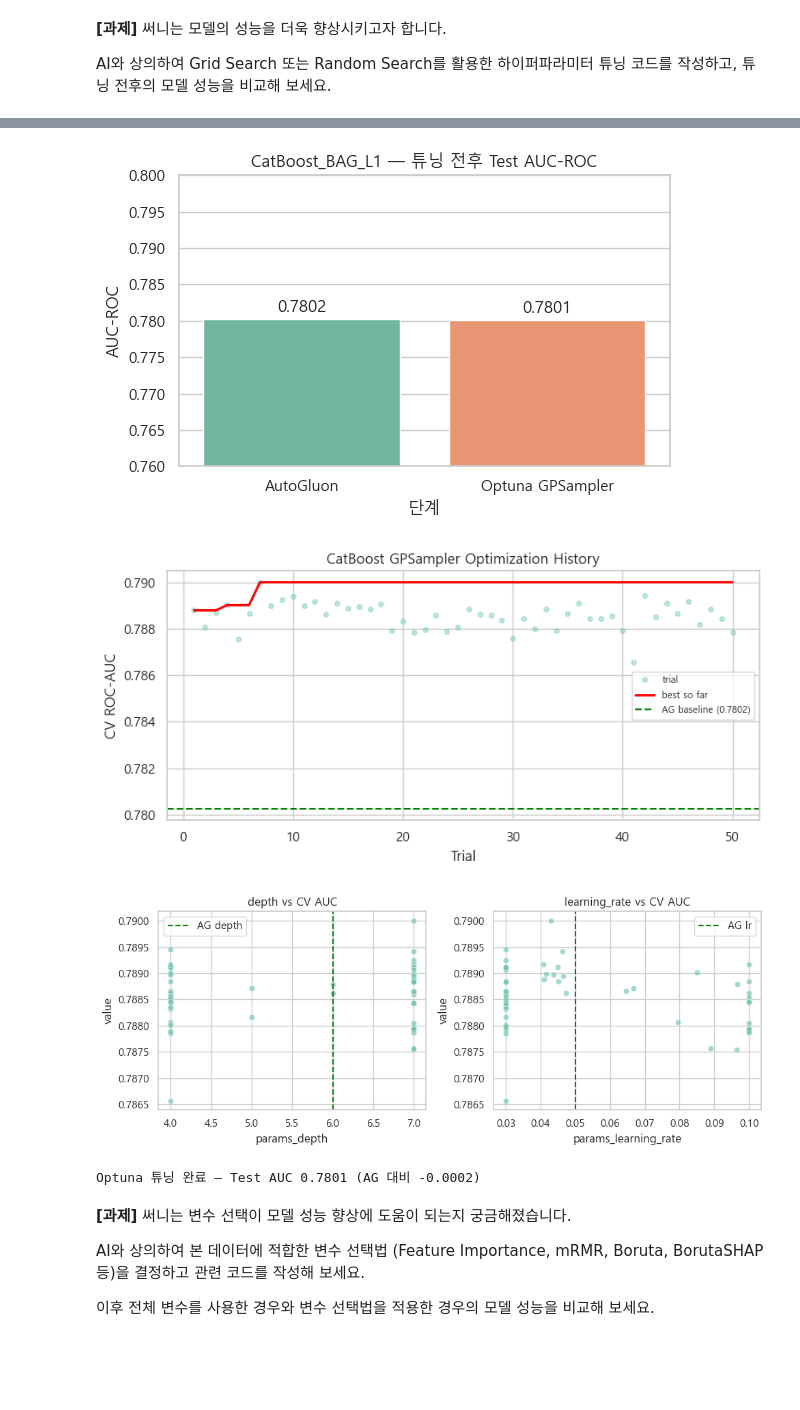
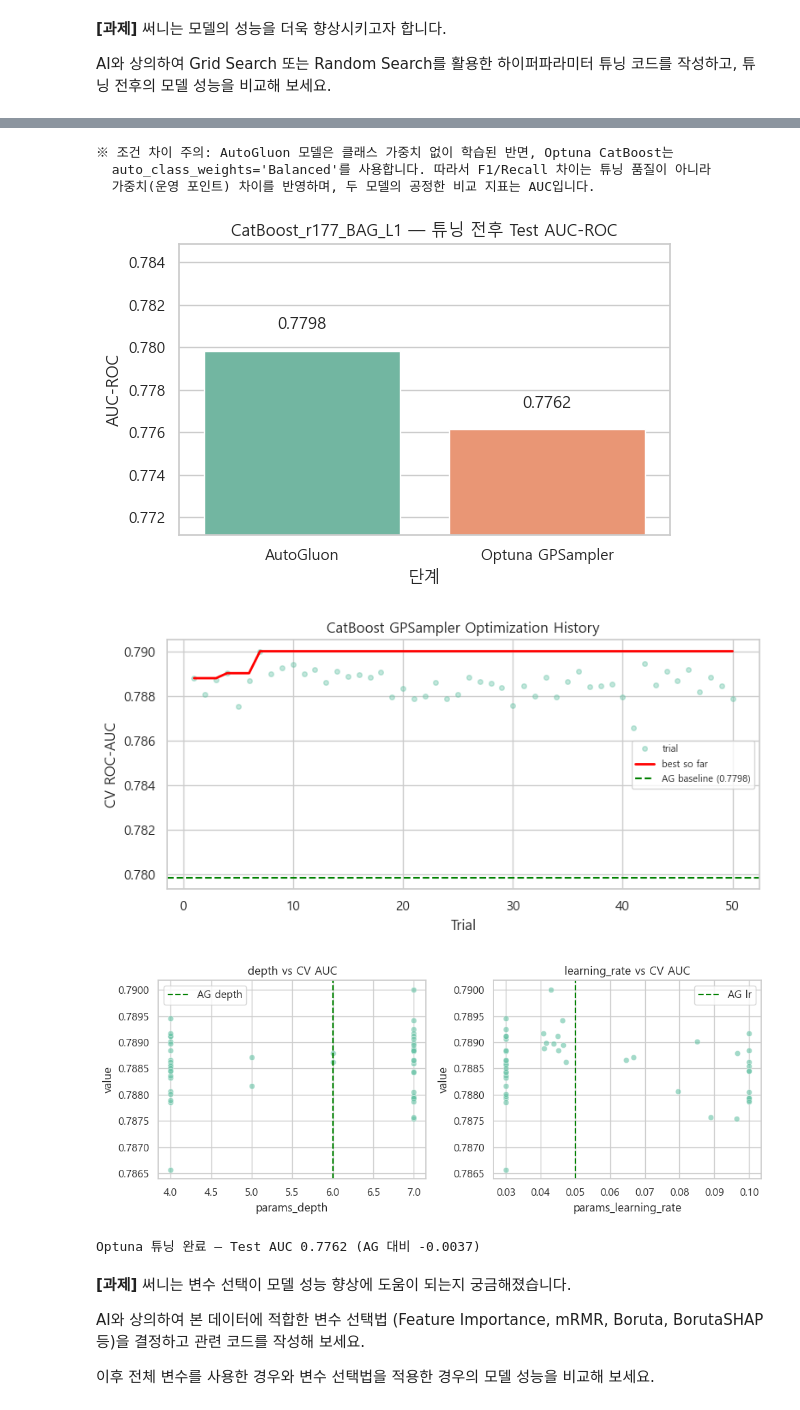
Before and after one commit to QuasarPark/JS_AI_project, a Jupyter notebook: 13일차/머신러닝 Day 6. 미니프로젝트.ipynb, the cells around one changed output, grey strips where cells are left out. Saved outputs shown, nothing was run; the diff lists cells and outputs as text; code cells hidden in the pictures; blank space fills up the shorter version.

```diff
--- a/13일차/머신러닝 Day 6. 미니프로젝트.ipynb
+++ b/13일차/머신러닝 Day 6. 미니프로젝트.ipynb
@@ -1560,14 +1606,16 @@ CAT_FEATURES = ["SEX", "EDUCATION", "MARRIAGE"]
 if "leaderboard_l1" not in globals():
     leaderboard_l1 = leaderboard_compare[leaderboard_compare["stack_level"] == 1].copy()
 
-TOP1_AG_MODEL = leaderboard_l1.iloc[0]["model"]   # CatBoost_BAG_L1
-AG_BASELINE_AUC = float(leaderboard_l1.iloc[0]["score_test"])
+# HPO 대상 Top1은 검증 점수(score_val) 기준으로 선정 — test 점수로 고르면 선택 시점에 test 정보가 새어들어감
+top1_row = leaderboard_l1.sort_values("score_val", ascending=False).iloc[0]
+TOP1_AG_MODEL = top1_row["model"]                 # CatBoost_BAG_L1
+AG_BASELINE_AUC = float(top1_row["score_test"])   # 해당 모델의 test AUC (비교 참고용)
 
 print("=" * 70)
 print("Optuna GPSampler HPO — CatBoost Top1")
 print("=" * 70)
-print(f"대상 모델    : {TOP1_AG_MODEL}")
-print(f"AG Test AUC  : {AG_BASELINE_AUC:.4f}")
+print(f"대상 모델    : {TOP1_AG_MODEL} (score_val 기준 Top1)")
+print(f"AG Test AUC  : {AG_BASELINE_AUC:.4f} (참고용)")
 print(f"Sampler      : GPSampler (n_startup_trials=8)")
 print(f"n_trials     : {N_TRIALS} | CV: StratifiedKFold({N_FOLDS})")
 print(f"Early stop   : {EARLY_STOPPING} rounds")
@@ -1643,10 +1691,15 @@ t0 = time.time()
 study.optimize(objective, n_trials=N_TRIALS, show_progress_bar=True)
 elapsed = time.time() - t0
 
+# 최종 refit: early stopping 검증은 train 내부 10% split 사용 (test 누수 방지, test는 최종 평가 전용)
+X_fit_hpo, X_es_hpo, y_fit_hpo, y_es_hpo = train_test_split(
+    X_train, y_train, test_size=0.1, stratify=y_train, random_state=RANDOM_STATE,
+)
+
 best_catboost = build_catboost(study.best_params.copy())
 best_catboost.fit(
-    X_train, y_train,
-    eval_set=(X_test, y_test),
+    X_fit_hpo, y_fit_hpo,
+    eval_set=(X_es_hpo, y_es_hpo),
     early_stopping_rounds=EARLY_STOPPING,
     verbose=0,
 )
@@ -1684,6 +1737,10 @@ compare_df = pd.DataFrame([tuning_result], index=[TOP1_AG_MODEL])
 compare_df["best_params"] = compare_df["best_params"].astype(str)
 display(compare_df.round(4))
 
+print("※ 조건 차이 주의: AutoGluon 모델은 클래스 가중치 없이 학습된 반면, Optuna CatBoost는")
+print("  auto_class_weights='Balanced'를 사용합니다. 따라서 F1/Recall 차이는 튜닝 품질이 아니라")
+print("  가중치(운영 포인트) 차이를 반영하며, 두 모델의 공정한 비교 지표는 AUC입니다.")
+
 # AUC 비교
 fig, ax = plt.subplots(figsize=(6, 4))
 auc_df = pd.DataFrame({
@@ -1692,7 +1749,7 @@ auc_df = pd.DataFrame({
 })
 sns.barplot(data=auc_df, x="단계", y="AUC-ROC", palette="Set2", ax=ax)
 ax.set_title(f"{TOP1_AG_MODEL} — 튜닝 전후 Test AUC-ROC")
-ax.set_ylim(0.76, 0.80)
+ax.set_ylim(auc_df["AUC-ROC"].min() - 0.005, auc_df["AUC-ROC"].max() + 0.005)
 for i, v in enumerate(auc_df["AUC-ROC"]):
     ax.text(i, v + 0.001, f"{v:.4f}", ha="center")
 plt.tight_layout()
@@ -1754,7 +1815,10 @@ AG 참조 파라미터: {'learning_rate': 0.05, 'depth': 6, 'l2_leaf_reg': 3.0,
+※ 조건 차이 주의: AutoGluon 모델은 클래스 가중치 없이 학습된 반면, Optuna CatBoost는
+  auto_class_weights='Balanced'를 사용합니다. 따라서 F1/Recall 차이는 튜닝 품질이 아니라
+  가중치(운영 포인트) 차이를 반영하며, 두 모델의 공정한 비교 지표는 AUC입니다.
-[figure, old version]
+[figure, new version]
-[figure, old version]
+[figure, new version]
 [figure]
-Optuna 튜닝 완료 — Test AUC 0.7801 (AG 대비 -0.0002)
+Optuna 튜닝 완료 — Test AUC 0.7762 (AG 대비 -0.0037)
 # %% [markdown]
 **[과제]** 써니는 변수 선택이 모델 성능 향상에 도움이 되는지 궁금해졌습니다.
 
```
Also changed, not shown: parts of 10 cells of this notebook, 44 other files.
